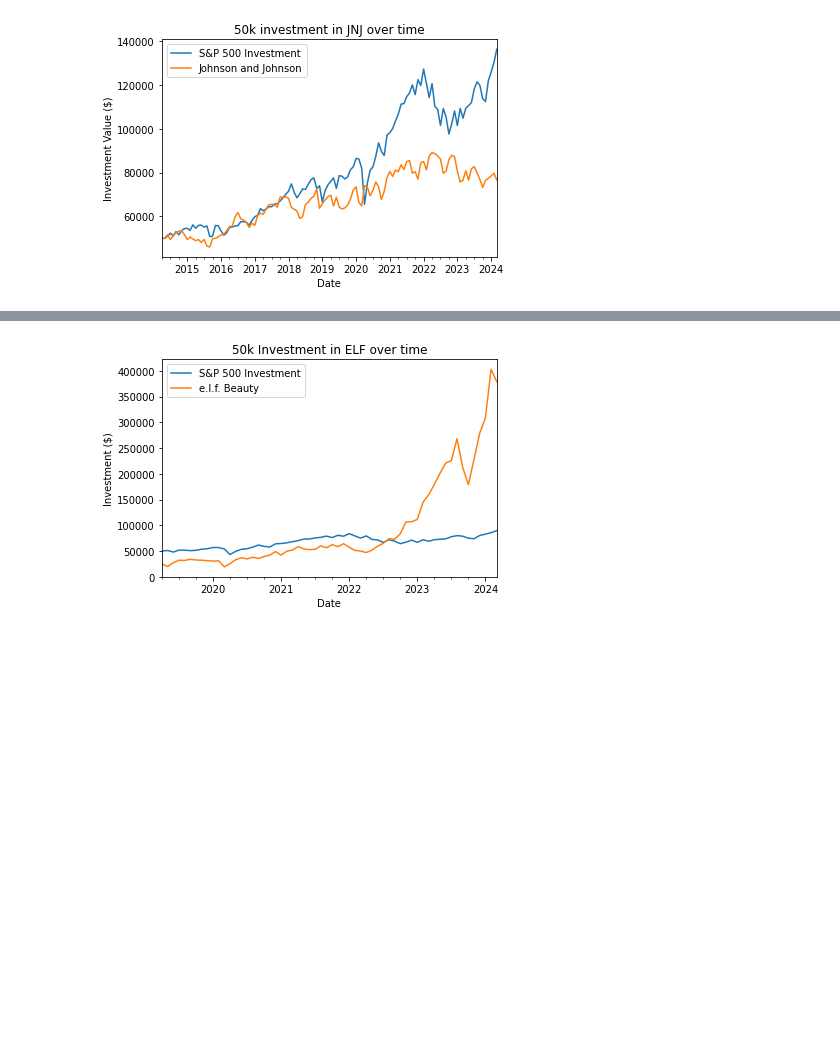
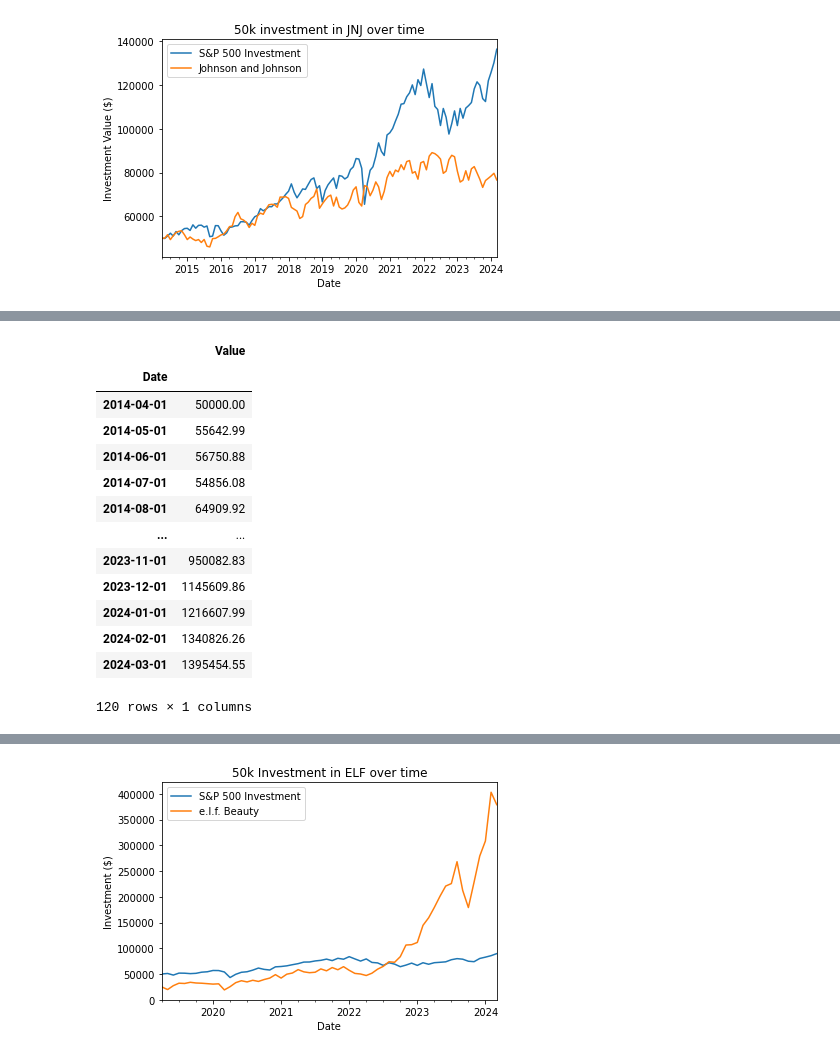
Before and after one commit to james26572/Investment-Analysis-, a Jupyter notebook: main_stock_vs_benchmark.ipynb, the cells around one changed output, grey strips where cells are left out. Drawn from its saved outputs; the diff is of its cells as text; code cells hidden in the pictures; blank space fills up the shorter version.

```diff
--- a/main_stock_vs_benchmark.ipynb
+++ b/main_stock_vs_benchmark.ipynb
@@ -133,6 +155,23 @@ lyg_quantity
 # %%
-lyg_val = pd.DataFrame({'Date':lyg_prices.index,'Value':lyg_prices['Close']})
-lyg_val.set_index('Date', inplace=True)
-lyg_val['Value'] *= lyg_quantity
+avgo_val = pd.DataFrame({'Date':avgo_prices.index,'Value':avgo_prices['Adj Close']})
+avgo_val.set_index('Date', inplace=True)
+avgo_val['Value'] *= avgo_quantity
+
+avgo_val
+# %% [output]
+|  | Value |
+| Date |  |
+| 2014-04-01 | 50000.00 |
+| 2014-05-01 | 55642.99 |
+| 2014-06-01 | 56750.88 |
+| 2014-07-01 | 54856.08 |
+| 2014-08-01 | 64909.92 |
+| ... | ... |
+| 2023-11-01 | 950082.83 |
+| 2023-12-01 | 1145609.86 |
+| 2024-01-01 | 1216607.99 |
+| 2024-02-01 | 1340826.26 |
+| 2024-03-01 | 1395454.55 |
+120 rows × 1 columns
 # %%
 # Assuming both sp500 and jnj_portfolio_val have a 'Date' index and we've already renamed our columns of interest to 'Value'
```
Also changed, not shown: parts of 13 cells of this notebook, 1 other file.
